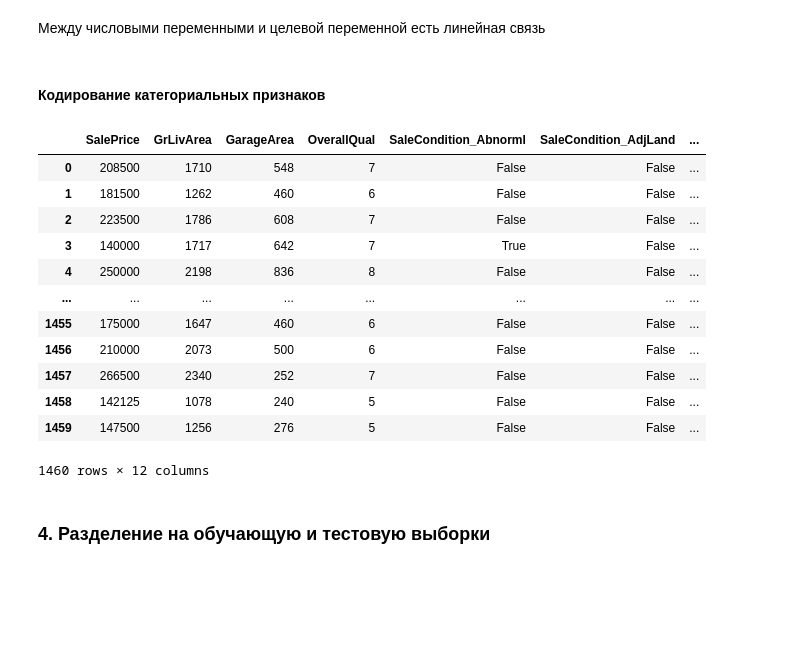
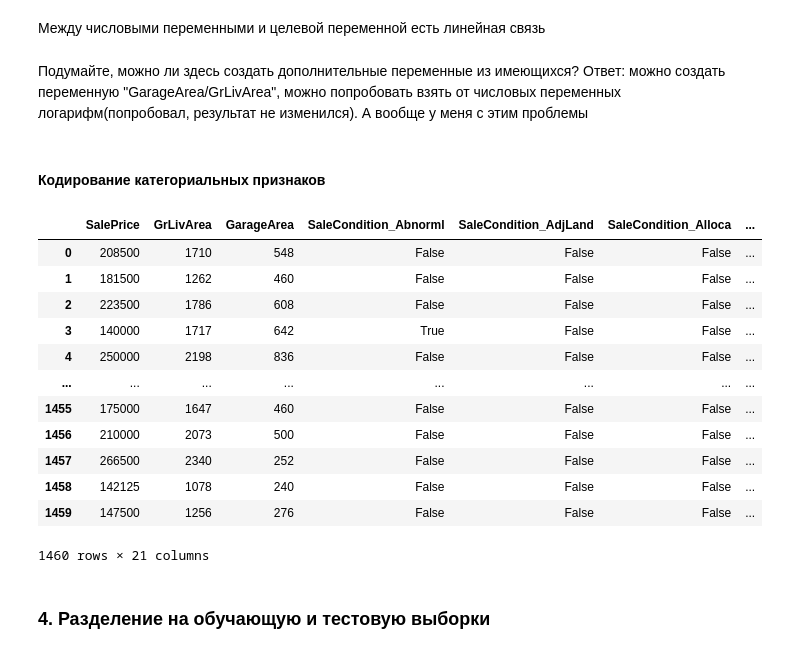
Before and after one commit to IgorKolotushkin/machine_learning_ds, a Jupyter notebook: hw2/Практическая работа. Линейная регрессия.ipynb, the cells around one changed output. Drawn from its saved outputs; the diff is of its cells as text; code cells hidden in the pictures; blank space fills up the shorter version.

```diff
--- a/hw2/Практическая работа. Линейная регрессия.ipynb
+++ b/hw2/Практическая работа. Линейная регрессия.ipynb
@@ -139,25 +149,28 @@ sns.pairplot(df[['SalePrice', 'OverallQual']])
 ##### Выводы
 # %% [markdown]
 Между числовыми переменными и целевой переменной есть линейная связь
+# %% [markdown]
+Подумайте, можно ли здесь создать дополнительные переменные из имеющихся?
+Ответ: можно создать переменную "GarageArea/GrLivArea", можно попробовать взять от числовых переменных логарифм(попробовал, результат не изменился). А вообще у меня с этим проблемы
 # %% [markdown]
 #### Кодирование категориальных признаков
 # %%
-new_df = pd.get_dummies(data=df, columns=['SaleCondition', 'Street'])
+new_df = pd.get_dummies(data=df, columns=['SaleCondition', 'Street', 'OverallQual'])
 new_df
 # %% [output]
-|  | SalePrice | GrLivArea | GarageArea | OverallQual | SaleCondition_Abnorml | SaleCondition_AdjLand | ... |
-| 0 | 208500 | 1710 | 548 | 7 | False | False | ... |
-| 1 | 181500 | 1262 | 460 | 6 | False | False | ... |
-| 2 | 223500 | 1786 | 608 | 7 | False | False | ... |
-| 3 | 140000 | 1717 | 642 | 7 | True | False | ... |
-| 4 | 250000 | 2198 | 836 | 8 | False | False | ... |
+|  | SalePrice | GrLivArea | GarageArea | SaleCondition_Abnorml | SaleCondition_AdjLand | SaleCondition_Alloca | ... |
+| 0 | 208500 | 1710 | 548 | False | False | False | ... |
+| 1 | 181500 | 1262 | 460 | False | False | False | ... |
+| 2 | 223500 | 1786 | 608 | False | False | False | ... |
+| 3 | 140000 | 1717 | 642 | True | False | False | ... |
+| 4 | 250000 | 2198 | 836 | False | False | False | ... |
 | ... | ... | ... | ... | ... | ... | ... | ... |
-| 1455 | 175000 | 1647 | 460 | 6 | False | False | ... |
-| 1456 | 210000 | 2073 | 500 | 6 | False | False | ... |
-| 1457 | 266500 | 2340 | 252 | 7 | False | False | ... |
-| 1458 | 142125 | 1078 | 240 | 5 | False | False | ... |
-| 1459 | 147500 | 1256 | 276 | 5 | False | False | ... |
+| 1455 | 175000 | 1647 | 460 | False | False | False | ... |
+| 1456 | 210000 | 2073 | 500 | False | False | False | ... |
+| 1457 | 266500 | 2340 | 252 | False | False | False | ... |
+| 1458 | 142125 | 1078 | 240 | False | False | False | ... |
+| 1459 | 147500 | 1256 | 276 | False | False | False | ... |
-1460 rows × 12 columns
+1460 rows × 21 columns
 # %% [markdown]
 ### 4. Разделение на обучающую и тестовую выборки
 # %%
```
Also changed, not shown: parts of 18 cells of this notebook.
